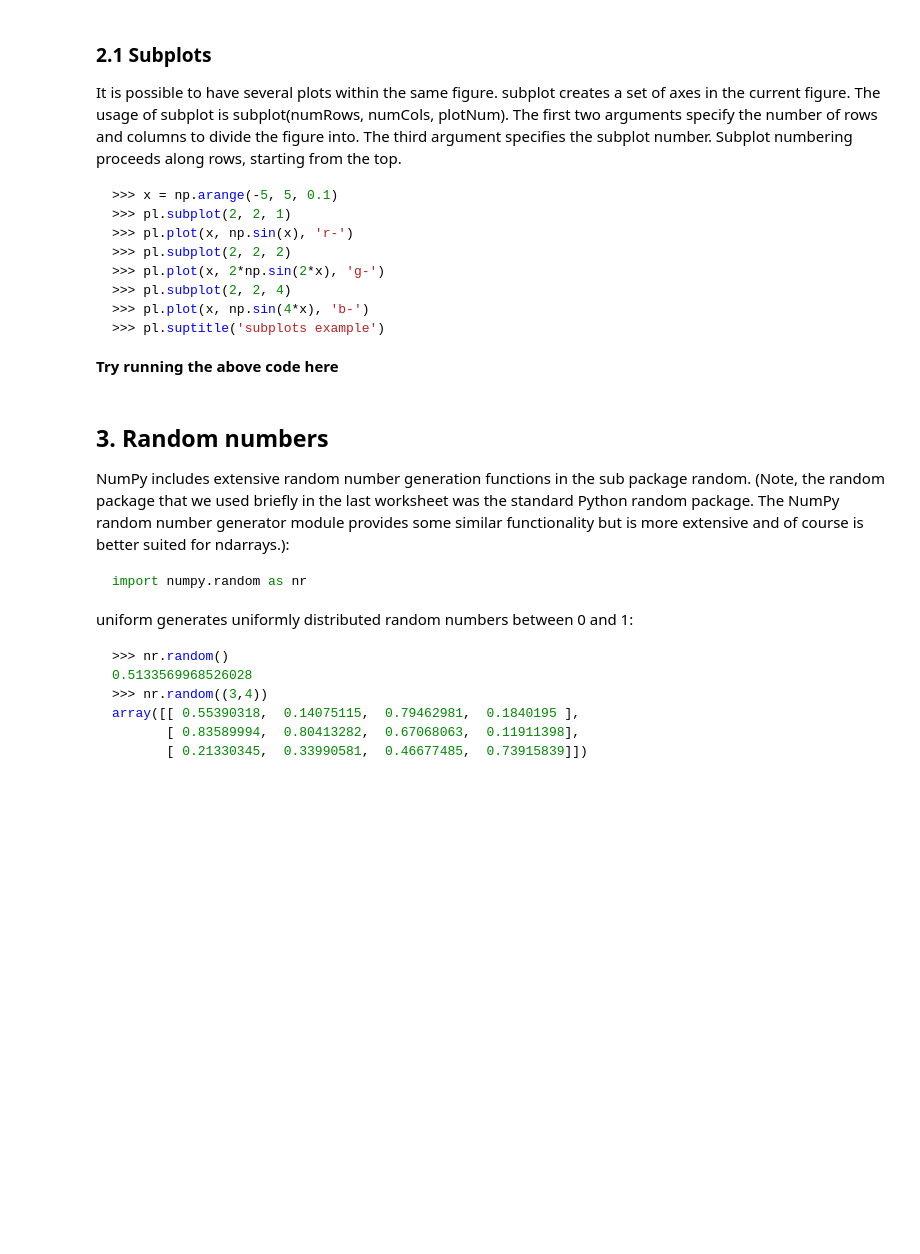
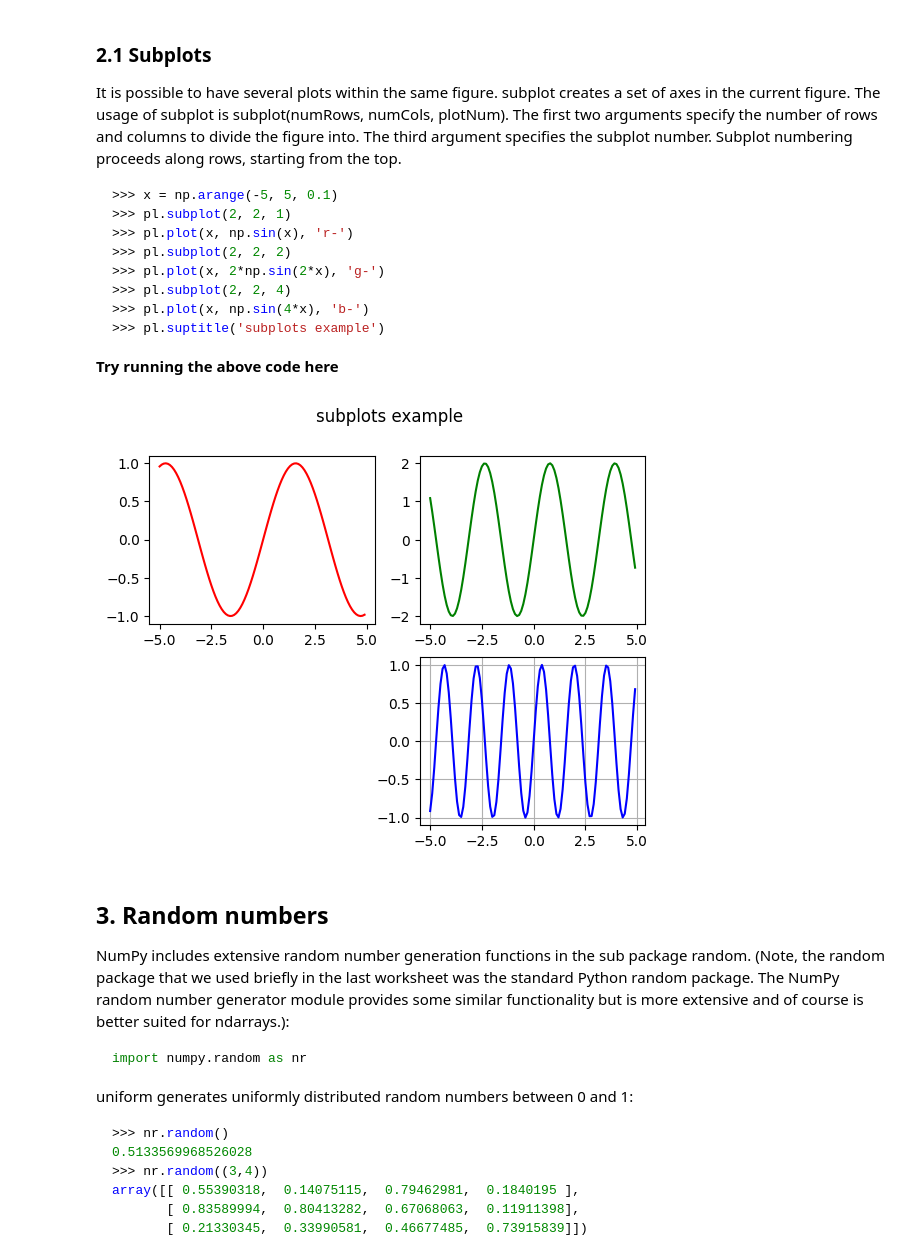
Before and after one commit to AFreeSeagul/IC-GSS-Python, a Jupyter notebook: notebooks/matplotlib.ipynb, the cells around one changed output. Saved outputs shown, nothing was run; the diff lists cells and outputs as text; code cells hidden in the pictures; blank space fills up the shorter version.

````diff
--- a/notebooks/matplotlib.ipynb
+++ b/notebooks/matplotlib.ipynb
@@ -192,6 +192,22 @@ It is possible to have several plots within the same figure. subplot creates a s
 ```
 
 **Try running the above code here**
+# %%
+import numpy as np
+import matplotlib.pyplot as plt
+
+x = np.arange(-5, 5, 0.1)
+plt.subplot(2, 2, 1)
+plt.plot(x, np.sin(x), "r-")
+plt.subplot(2, 2, 2)
+plt.plot(x, 2*np.sin(2*x), "g-")
+plt.subplot(2, 2, 4)
+plt.plot(x, np.sin(4*x), "b-")
+plt.suptitle("subplots example")
+plt.grid()
+plt.show()
+# %% [output]
+[figure, added]
 # %% [markdown]
 ## 3. Random numbers
 NumPy includes extensive random number generation functions in the sub package random. (Note, the random package that we used briefly in the last worksheet was the standard Python random package. The NumPy random number generator module provides some similar functionality but is more extensive and of course is better suited for ndarrays.):
````
Also changed, not shown: parts of 2 cells of this notebook.
